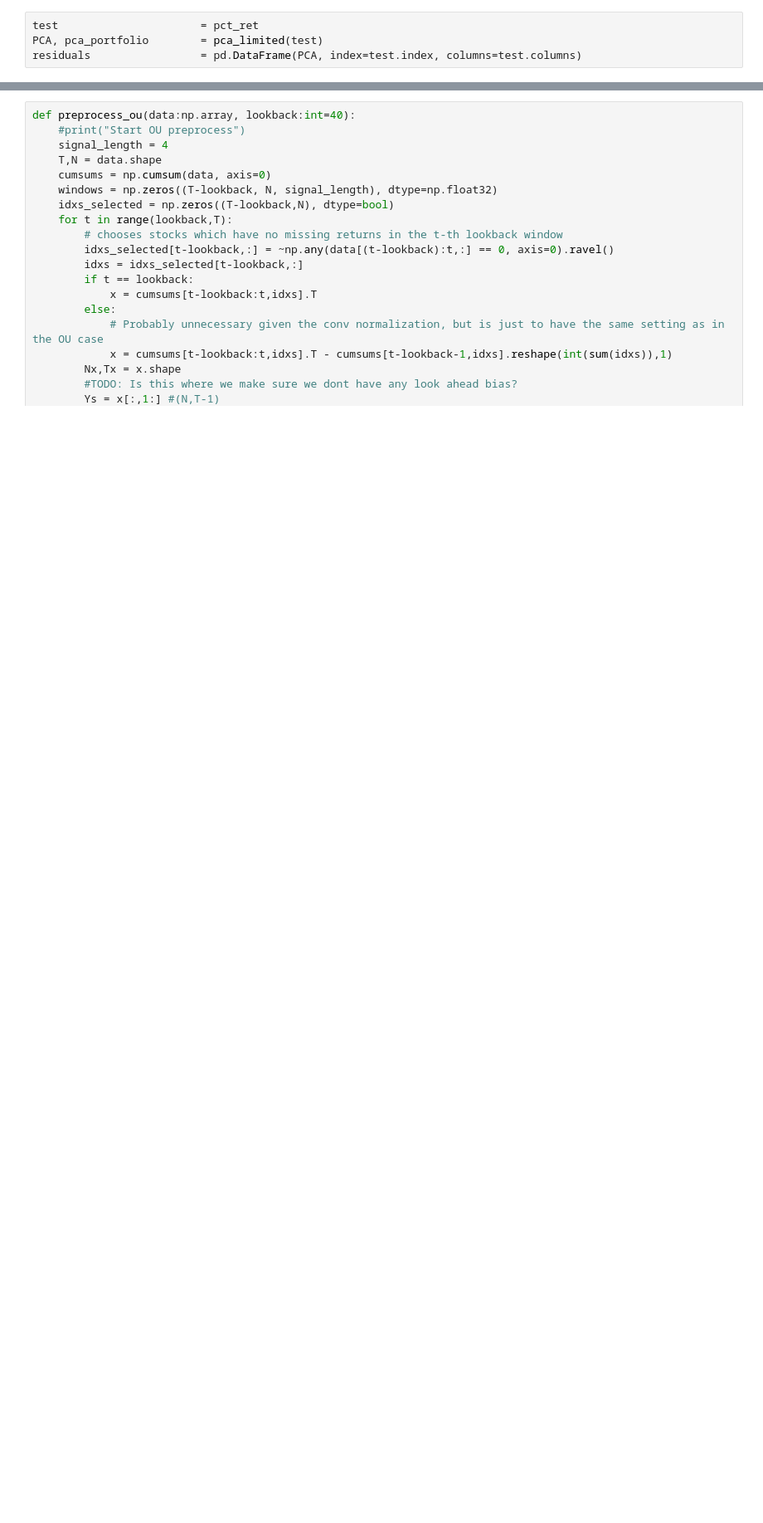
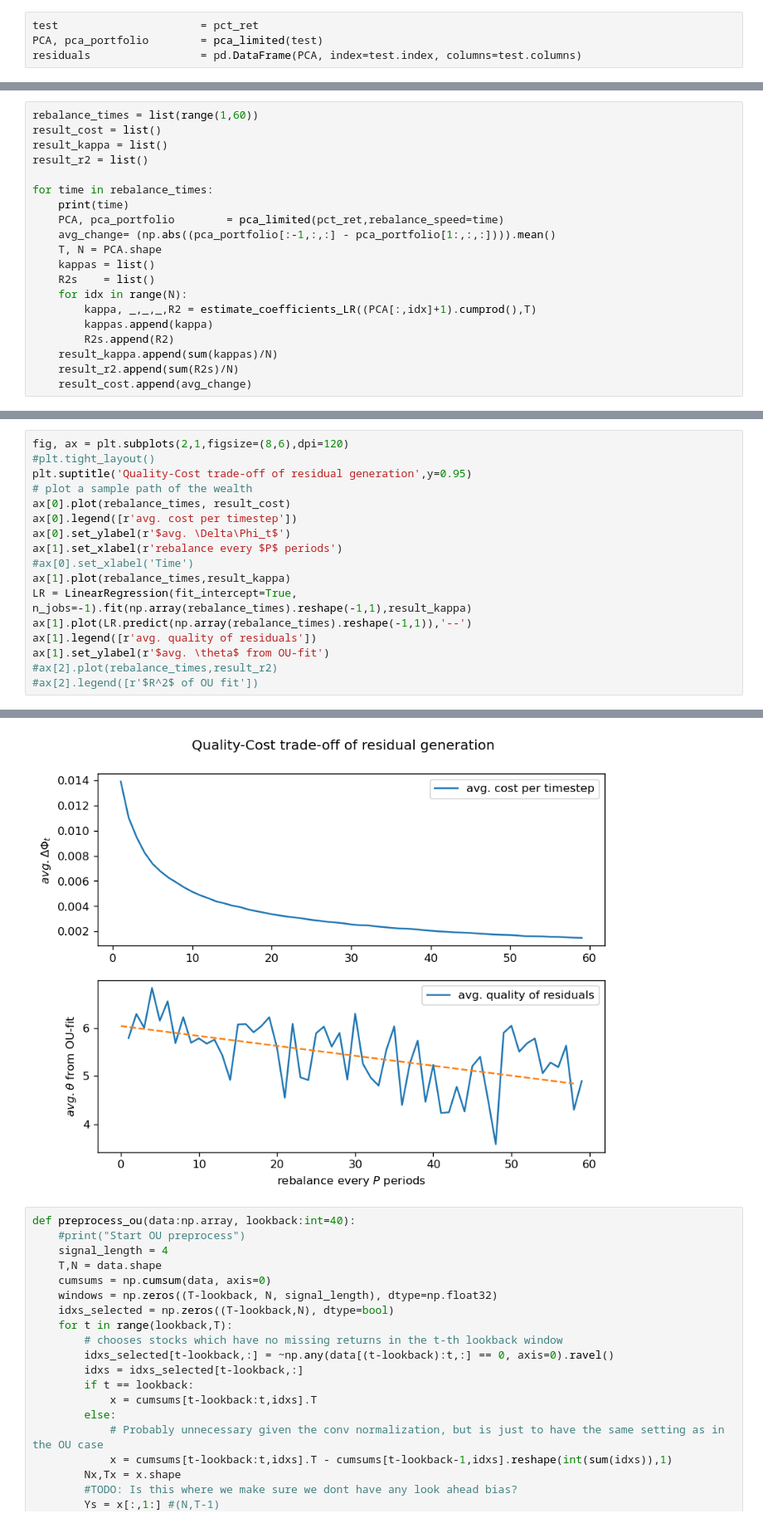
Before and after one commit to quintengeerts2000/MasterThesis-DRL_applications_to_stat_arb, a Jupyter notebook: monte_carlo_simulators/OU_fitting_tests.ipynb, the cells around one changed output, grey strips where cells are left out. Shown at 83% size. Drawn from its saved outputs; the diff is of its cells as text; blank space fills up the shorter version.

```diff
--- a/monte_carlo_simulators/OU_fitting_tests.ipynb
+++ b/monte_carlo_simulators/OU_fitting_tests.ipynb
@@ -210,0 +231,20 @@ Text(0.5, 1.0, 'Residuals created for selected BEL20 stocks, rebalanced every ti
+# %%
+rebalance_times = list(range(1,60))
+result_cost = list()
+result_kappa = list()
+result_r2 = list()
+
+for time in rebalance_times:
+    print(time)
+    PCA, pca_portfolio        = pca_limited(pct_ret,rebalance_speed=time)
+    avg_change= (np.abs((pca_portfolio[:-1,:,:] - pca_portfolio[1:,:,:]))).mean()
+    T, N = PCA.shape
+    kappas = list()
+    R2s    = list()
+    for idx in range(N):
+        kappa, _,_,_,R2 = estimate_coefficients_LR((PCA[:,idx]+1).cumprod(),T)
+        kappas.append(kappa)
+        R2s.append(R2)
+    result_kappa.append(sum(kappas)/N)
+    result_r2.append(sum(R2s)/N)
+    result_cost.append(avg_change)
@@ -210,0 +259,18 @@ Text(0.5, 1.0, 'Residuals created for selected BEL20 stocks, rebalanced every ti
+# %%
+fig, ax = plt.subplots(2,1,figsize=(8,6),dpi=120)
+#plt.tight_layout()
+plt.suptitle('Quality-Cost trade-off of residual generation',y=0.95)
+# plot a sample path of the wealth
+ax[0].plot(rebalance_times, result_cost)
+ax[0].legend([r'avg. cost per timestep'])
+ax[0].set_ylabel(r'$avg. \Delta\Phi_t$')
+ax[1].set_xlabel(r'rebalance every $P$ periods')
+#ax[0].set_xlabel('Time')
+ax[1].plot(rebalance_times,result_kappa)
+LR = LinearRegression(fit_intercept=True, n_jobs=-1).fit(np.array(rebalance_times).reshape(-1,1),result_kappa)
+ax[1].plot(LR.predict(np.array(rebalance_times).reshape(-1,1)),'--')
+ax[1].legend([r'avg. quality of residuals'])
+ax[1].set_ylabel(r'$avg. \theta$ from OU-fit')
+#ax[2].plot(rebalance_times,result_r2)
+#ax[2].legend([r'$R^2$ of OU fit'])
+# %% [output]
@@ -211,3 +278,4 @@ Text(0.5, 1.0, 'Residuals created for selected BEL20 stocks, rebalanced every ti
+[figure, added]
 # %%
 def preprocess_ou(data:np.array, lookback:int=40):
     #print("Start OU preprocess")
```
Also changed, not shown: parts of 49 cells of this notebook, 4 other files.
